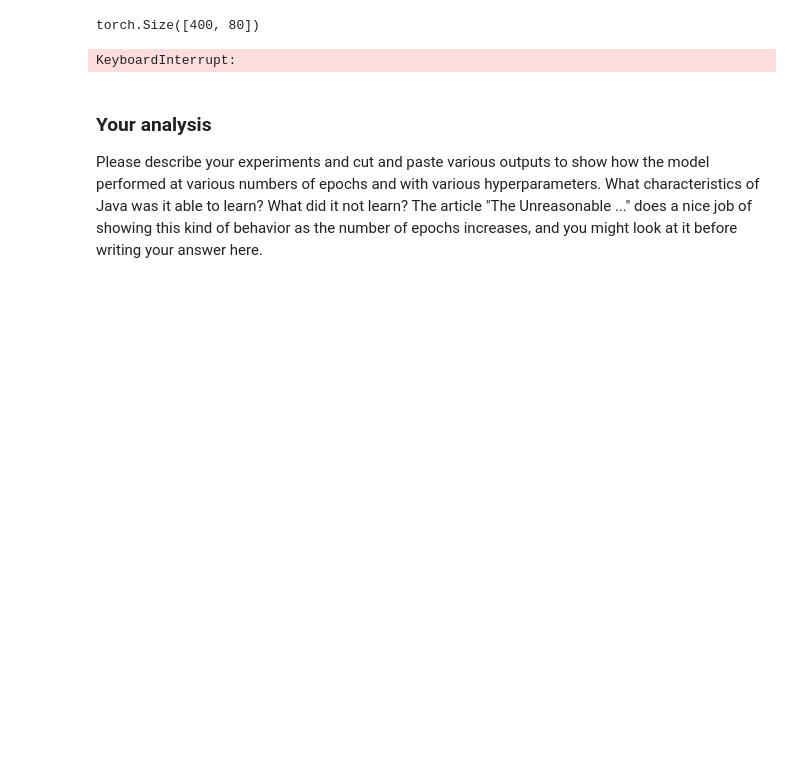
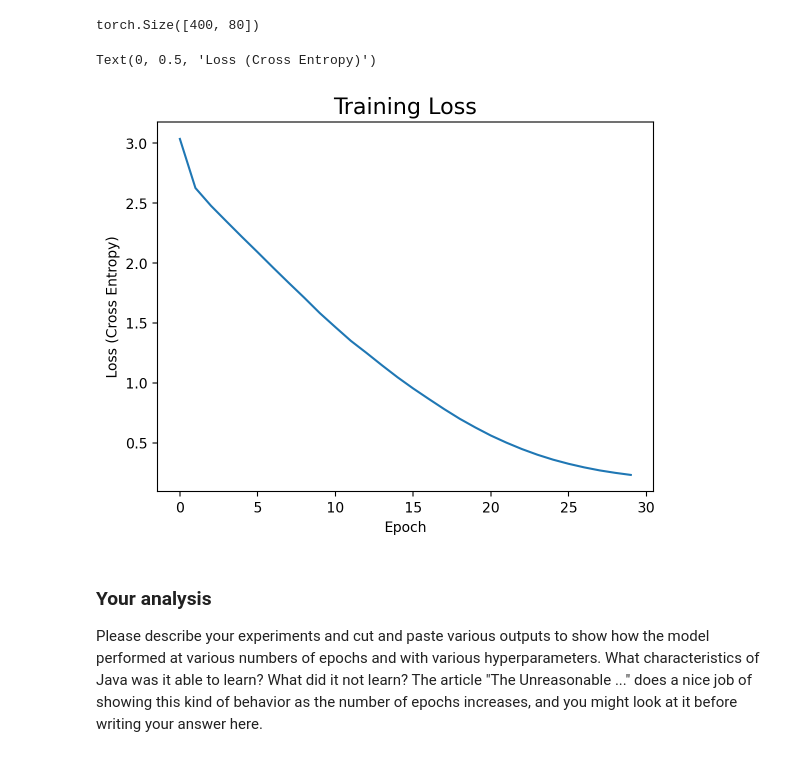
Before and after one commit to lavaman131/CS505-HW, a Jupyter notebook: HW05/HW05.ipynb, the cells around one changed output. Drawn from its saved outputs; the diff is of its cells as text; code cells hidden in the pictures; blank space fills up the shorter version.

Commit message:
fixed training code

```diff
--- a/HW05/HW05.ipynb
+++ b/HW05/HW05.ipynb
@@ -239,8 +237,14 @@ class Model(nn.Module):
         for layer in self.fcn:
             output = layer(output)
         return output
+
+    def predict(self, text: str, embedding_table: Dict[str, int]):
+        encode_sequence(text, embedding_table)
+
+    def generate(self, ):
+        pass
 # %%
-input_size = len(dataset.chars)
+input_size = len(tok.embedding_table)
 model = Model(input_size=input_size,
               hidden_size=512,
               num_layers=2,
@@ -265,6 +269,8 @@ def train(num_epochs: int,
           save_model_dir: Union[Path, str],
           early_stopping: bool = True,
           patience: int = 3) -> Dict[str, List[float]]:
+
+  model.train()
 
   UPDATE_INTERVAL = 8
   best_epoch_idx = 0
@@ -324,22 +330,26 @@ def train(num_epochs: int,
 
   return history
 # %%
-history = train(num_epochs=50,
+history = train(num_epochs=30,
                 early_stopping=True,
                 save_model_dir="saved_models",
                 patience=3)
-# %% [output]
-KeyboardInterrupt:
 # %%
 import matplotlib.pyplot as plt
 import matplotlib_inline
 # get higher quality plots
 matplotlib_inline.backend_inline.set_matplotlib_formats('retina')
 
 fig = plt.figure()
 ax = fig.add_subplot(111)
 
 ax.plot(history["loss"])
+ax.set_title("Training Loss", fontsize=16)
+ax.set_xlabel("Epoch")
+ax.set_ylabel("Loss (Cross Entropy)")
+# %% [output]
+Text(0, 0.5, 'Loss (Cross Entropy)')
+[figure, added]
 # %% [markdown]
 ### Your analysis
 
```
Also changed, not shown: parts of 9 cells of this notebook.
